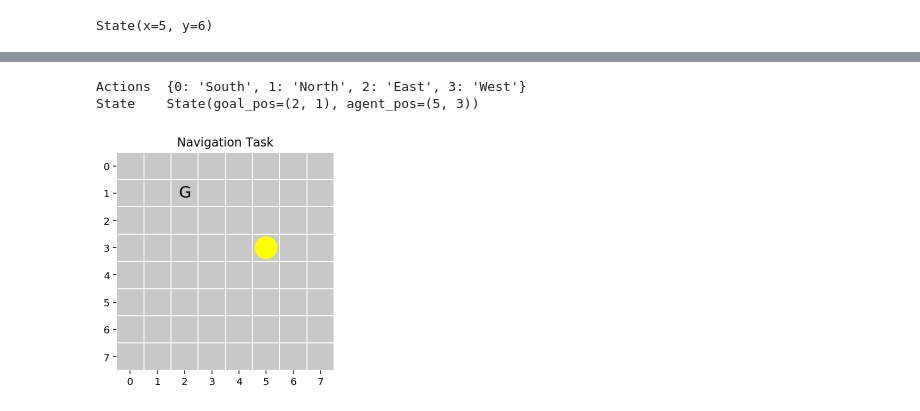
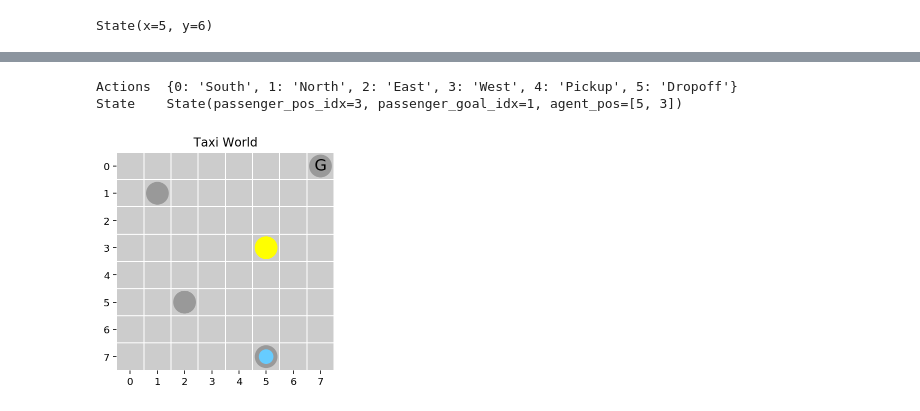
Before and after one commit to SithHappens/Reinforcement-Learning, a Jupyter notebook: Hierarchical Learning/Max Q.ipynb, the cells around one changed output, grey strips where cells are left out. Cells and saved outputs as stored; diff of their text form; code cells hidden in the pictures.

```diff
--- a/Hierarchical Learning/Max Q.ipynb
+++ b/Hierarchical Learning/Max Q.ipynb
@@ -55,11 +55,11 @@ State({'x': 5, 'y': 6})
 # %% [output]
 State(x=5, y=6)
 # %%
-light_grey = [200,200,200]
+light_grey = [0.8,0.8,0.8]
 darker_grey = [0.6,0.6,0.6]
-yellow = [1,1,0]
-blue = [100/255,200/255,1]
-green = [50/255, 1, 100/255]
+yellow = [1.0,1.0,0.0]
+blue = [0.4,0.8,1.0]
+green = [0.2,1.0,0.4]
 # %%
 class GridEnv:
 
@@ -157,12 +261,11 @@ class NavigationTask:
 # %%
-env = GridEnv(8, 8)
-task = NavigationTask(env, goal_pos=(2,1))
+taxi_task = TaxiTask(env)
 
-print('Actions\t', task.actions)
-print('State\t', task.state)
+print('Actions\t', taxi_task.actions)
+print('State\t', taxi_task.state)
 
-env.render(task)
+env.render(taxi_task)
 # %% [output]
-Actions  {0: 'South', 1: 'North', 2: 'East', 3: 'West'}
-State    State(goal_pos=(2, 1), agent_pos=(5, 3))
+Actions  {0: 'South', 1: 'North', 2: 'East', 3: 'West', 4: 'Pickup', 5: 'Dropoff'}
+State    State(passenger_pos_idx=3, passenger_goal_idx=1, agent_pos=[5, 3])
-[figure, old version]
+[figure, new version]
```
Also changed, not shown: parts of 9 cells of this notebook.
